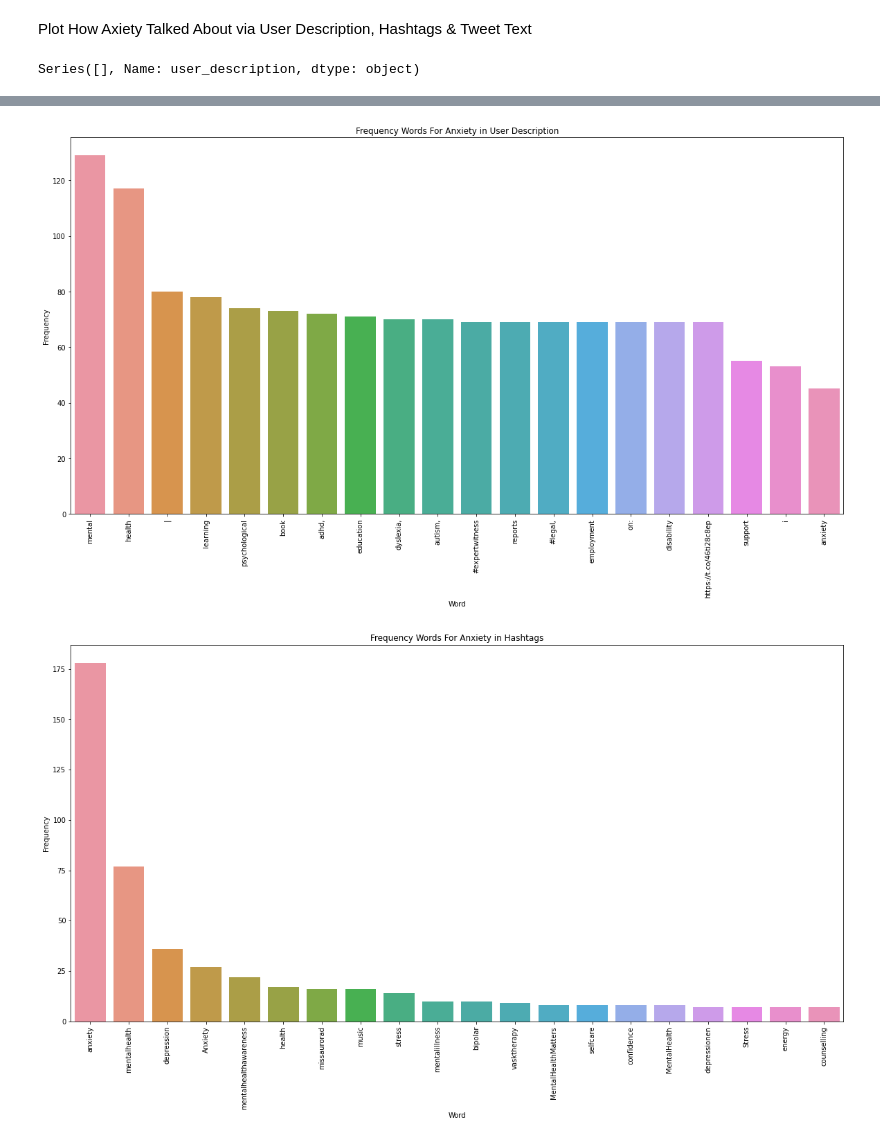
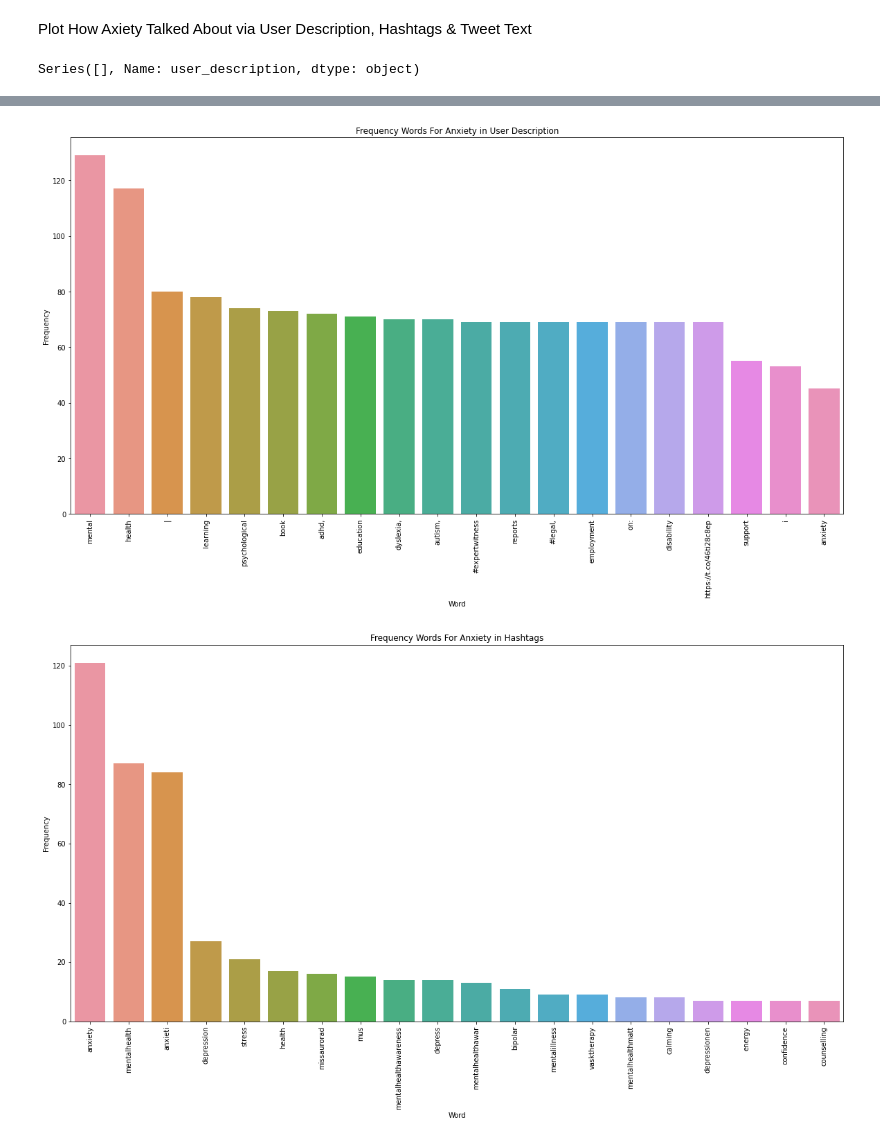
Before and after one commit to claredavies/DataScienceCoursework, a Jupyter notebook: DataScience3Twitter.ipynb, the cells around one changed output, grey strips where cells are left out. Drawn from its saved outputs; the diff is of its cells as text; code cells hidden in the pictures.

```diff
--- a/DataScience3Twitter.ipynb
+++ b/DataScience3Twitter.ipynb
@@ -126,6 +126,7 @@ stop_words.extend(new_stop_words)
 
 tweets_df['text_processed'] = tweets_df['text'].apply(lambda x: ' '.join([word for word in x.split() if word not in (stop_words)]))
 tweets_df['user_description_processed'] = tweets_df['user_description'].apply(lambda x: ' '.join([word for word in x.split() if word not in (stop_words)]))
+tweets_df['hashtags_processed'] = tweets_df['hashtags'].apply(lambda x: ' '.join([word for word in x.split() if word not in (stop_words)]))
 
 # stemming the words
 from nltk.stem import PorterStemmer
@@ -133,6 +134,7 @@ from nltk.tokenize import sent_tokenize, word_tokenize
 ps = PorterStemmer()
 tweets_df['text_processed_stemmed'] = [ps.stem(word) for word in tweets_df['text_processed']]
 tweets_df['user_description_processed_stemmed'] = [ps.stem(word) for word in tweets_df['user_description_processed']]
+tweets_df['hashtags_processed_stemmed'] = [ps.stem(word) for word in tweets_df['hashtags_processed']]
 
 # print(tweets_df.user_location.value_counts())
 # %% [output]
@@ -194,35 +184,32 @@ import seaborn as sns
 
 tweets_df['text'] = tweets_df['text'].apply(lambda x: ' '.join([word for word in x.split() if word not in (stop_words)]))
 most_common_words_text = Counter(" ".join(tweets_df['text_processed_stemmed'].str.lower()).split()).most_common(20)
 df_words_text = pd.DataFrame.from_records(most_common_words_text, columns=['Word','Frequency'])
-
 fig, ax = plt.subplots()
 sns.barplot(x='Word',y='Frequency',data=df_words_text,ax=ax).set_title("Frequency Words For Anxiety in Text")
 fig_text = plt.gcf()
 fig_text.set_size_inches(20, 10)
 plt.xticks(rotation=90)
 
 most_common_words_user_description = Counter(" ".join(tweets_df['user_description_processed_stemmed']).split()).most_common(20)
 df_words_user_description = pd.DataFrame.from_records(most_common_words_user_description, columns=['Word','Frequency'])
-
 fig, ax2 = plt.subplots()
 sns.barplot(x='Word',y='Frequency',data=df_words_user_description,ax=ax2).set_title("Frequency Words For Anxiety in User Description")
 fig_user_description = plt.gcf()
 fig_user_description.set_size_inches(20, 10)
 plt.xticks(rotation=90)
 
-most_common_words_hashtags = Counter(" ".join(tweets_df['hashtags']).split()).most_common(20)
+most_common_words_hashtags = Counter(" ".join(tweets_df['hashtags_processed_stemmed']).split()).most_common(20)
 df_words_hashtags = pd.DataFrame.from_records(most_common_words_hashtags, columns=['Word','Frequency'])
-
 fig, ax2 = plt.subplots()
 sns.barplot(x='Word',y='Frequency',data=df_words_hashtags,ax=ax2).set_title("Frequency Words For Anxiety in Hashtags")
 fig_user_description = plt.gcf()
 fig_user_description.set_size_inches(20, 10)
 plt.xticks(rotation=90)
 
 print(tweets_df[tweets_df['user_description'].str.contains("Peter")]['user_description'])
 # %% [output]
 Series([], Name: user_description, dtype: object)
 [figure]
 [figure]
-[figure, old version]
+[figure, new version]
```
Also changed, not shown: parts of 3 cells of this notebook.
